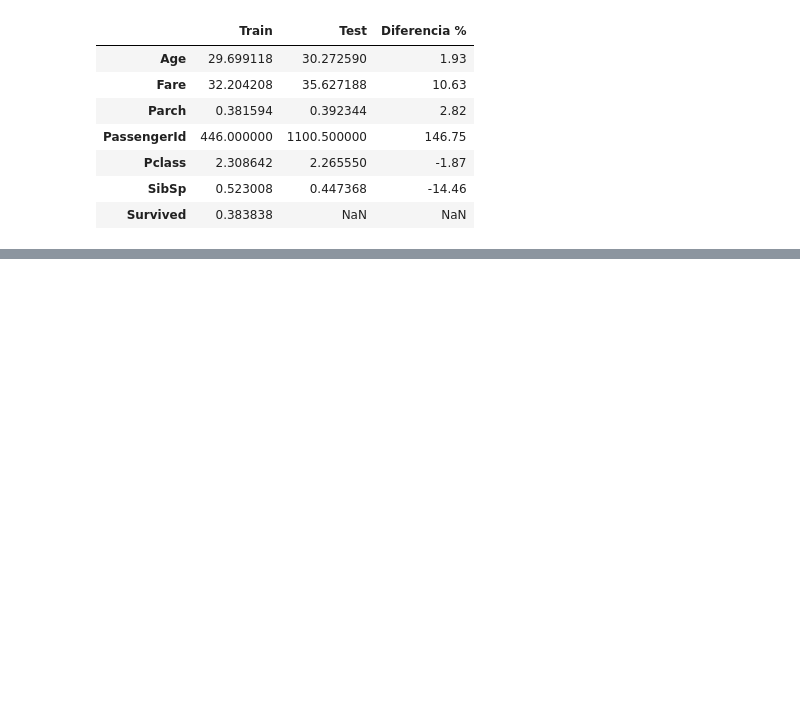
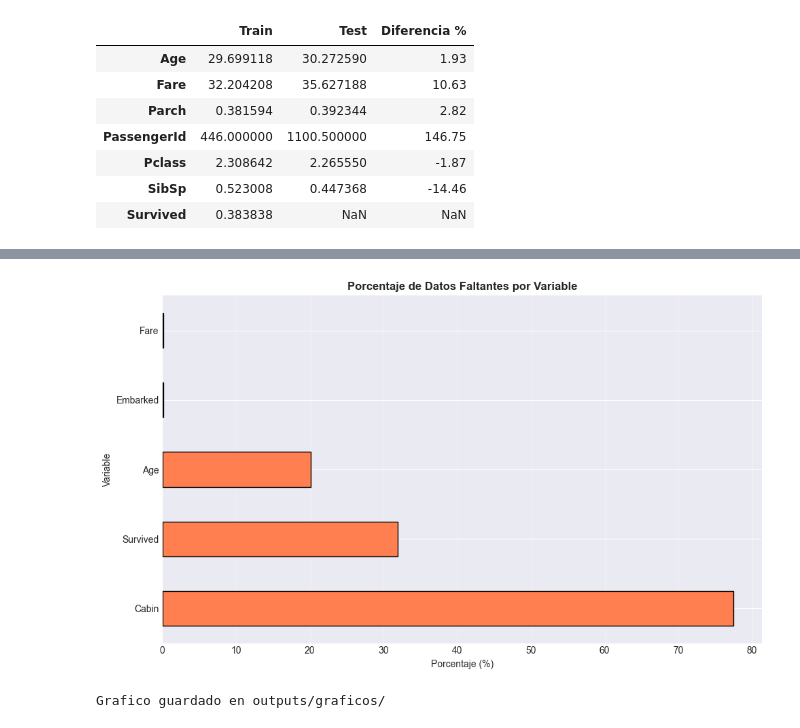
Before and after one commit to Danfezinho/taller-pandas-titanic-individual, a Jupyter notebook: notebooks:/analisis_titanic.ipynb, the cells around one changed output, grey strips where cells are left out. Cells and saved outputs as stored; diff of their text form; code cells hidden in the pictures; blank space fills up the shorter version.

```diff
--- a/notebooks:/analisis_titanic.ipynb
+++ b/notebooks:/analisis_titanic.ipynb
@@ -145,0 +372,17 @@ COMPARACION TRAIN VS TEST (Medias):
+# %%
+# Identificar datos faltantes
+print("=" * 60)
+print("DATOS FALTANTES POR COLUMNA")
+print("=" * 60)
+
+faltantes = datos_completos.isnull().sum()
+porcentaje_faltantes = (faltantes / len(datos_completos) * 100).round(2)
+
+resumen_faltantes = pd.DataFrame({
+    'Valores_Faltantes': faltantes,
+    'Porcentaje': porcentaje_faltantes
+})
+
+# Mostrar solo las variables con datos faltantes
+resumen_faltantes = resumen_faltantes[resumen_faltantes['Valores_Faltantes'] > 0].sort_values('Porcentaje', ascending=False)
+print(resumen_faltantes)
@@ -145,0 +399,18 @@ COMPARACION TRAIN VS TEST (Medias):
+# %%
+# Visualizacion de datos faltantes
+if len(resumen_faltantes) > 0:
+    plt.figure(figsize=(10, 6))
+    resumen_faltantes['Porcentaje'].plot(kind='barh', color='coral', edgecolor='black')
+    plt.title('Porcentaje de Datos Faltantes por Variable', fontsize=12, fontweight='bold')
+    plt.xlabel('Porcentaje (%)')
+    plt.ylabel('Variable')
+    plt.grid(axis='x', alpha=0.3)
+    plt.tight_layout()
+    plt.savefig('../outputs:/graficos:/datos_faltantes.png', dpi=300, bbox_inches='tight')
+    plt.show()
+    print("Grafico guardado en outputs/graficos/")
+else:
+    print("No hay datos faltantes para visualizar")
+# %% [output]
+[figure, added]
+Grafico guardado en outputs/graficos/
```
Also changed, not shown: parts of 18 cells of this notebook, 4 other files.
